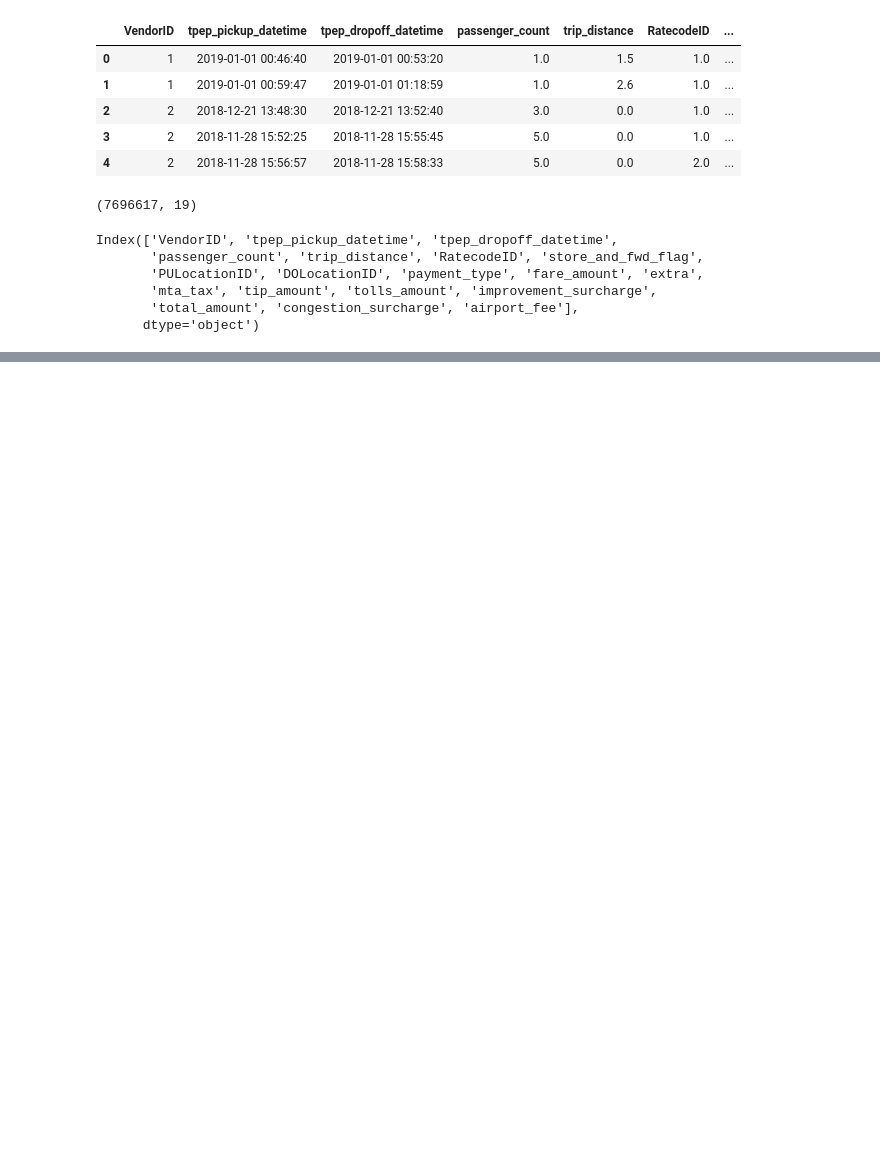
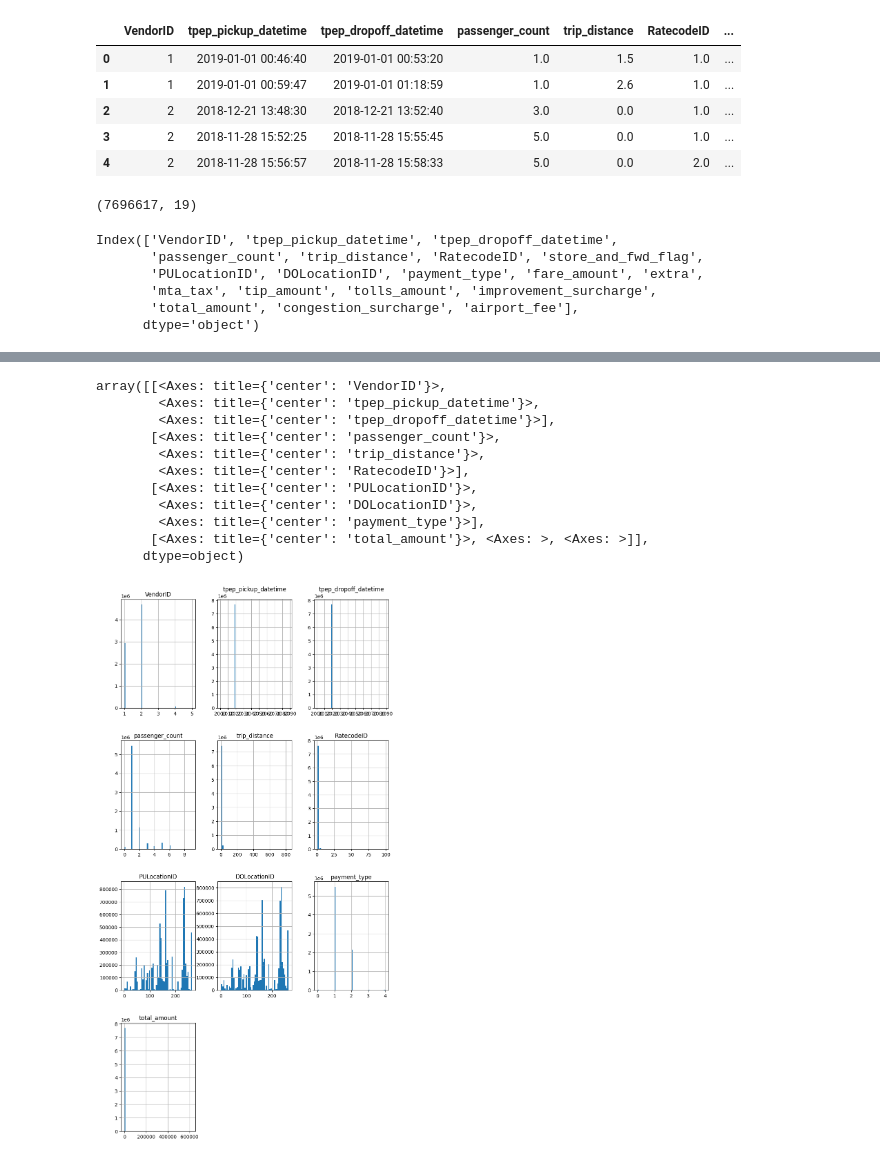
Before and after one commit to Laba-hub/New-York-Taxi-Analysis, a Jupyter notebook: Presentable notebook.ipynb, the cells around one changed output, grey strips where cells are left out. Cells and saved outputs as stored; diff of their text form; code cells hidden in the pictures; blank space fills up the shorter version.

```diff
--- a/Presentable notebook.ipynb
+++ b/Presentable notebook.ipynb
@@ -68,0 +52,5 @@ Index(['VendorID', 'tpep_pickup_datetime', 'tpep_dropoff_datetime',
+# %%
+taxi_new = taxi_df[['VendorID', 'tpep_pickup_datetime', 'tpep_dropoff_datetime',
+       'passenger_count', 'trip_distance', 'RatecodeID',
+       'PULocationID', 'DOLocationID', 'payment_type',
+       'total_amount']]
@@ -68,0 +85,2 @@ Index(['VendorID', 'tpep_pickup_datetime', 'tpep_dropoff_datetime',
+# %%
+taxi_new['passenger_count'].fillna(2, inplace = True)
@@ -68,0 +118,2 @@ Index(['VendorID', 'tpep_pickup_datetime', 'tpep_dropoff_datetime',
+# %%
+taxi_new['RatecodeID'].fillna(1, inplace = True)
@@ -68,0 +139,15 @@ Index(['VendorID', 'tpep_pickup_datetime', 'tpep_dropoff_datetime',
+# %%
+taxi_new.hist(figsize=(10,20), bins = 60)
+# %% [output]
+array([[<Axes: title={'center': 'VendorID'}>,
+        <Axes: title={'center': 'tpep_pickup_datetime'}>,
+        <Axes: title={'center': 'tpep_dropoff_datetime'}>],
+       [<Axes: title={'center': 'passenger_count'}>,
+        <Axes: title={'center': 'trip_distance'}>,
+        <Axes: title={'center': 'RatecodeID'}>],
+       [<Axes: title={'center': 'PULocationID'}>,
+        <Axes: title={'center': 'DOLocationID'}>,
+        <Axes: title={'center': 'payment_type'}>],
+       [<Axes: title={'center': 'total_amount'}>, <Axes: >, <Axes: >]],
+      dtype=object)
+[figure, added]
```
Also changed, not shown: parts of 34 cells of this notebook.
